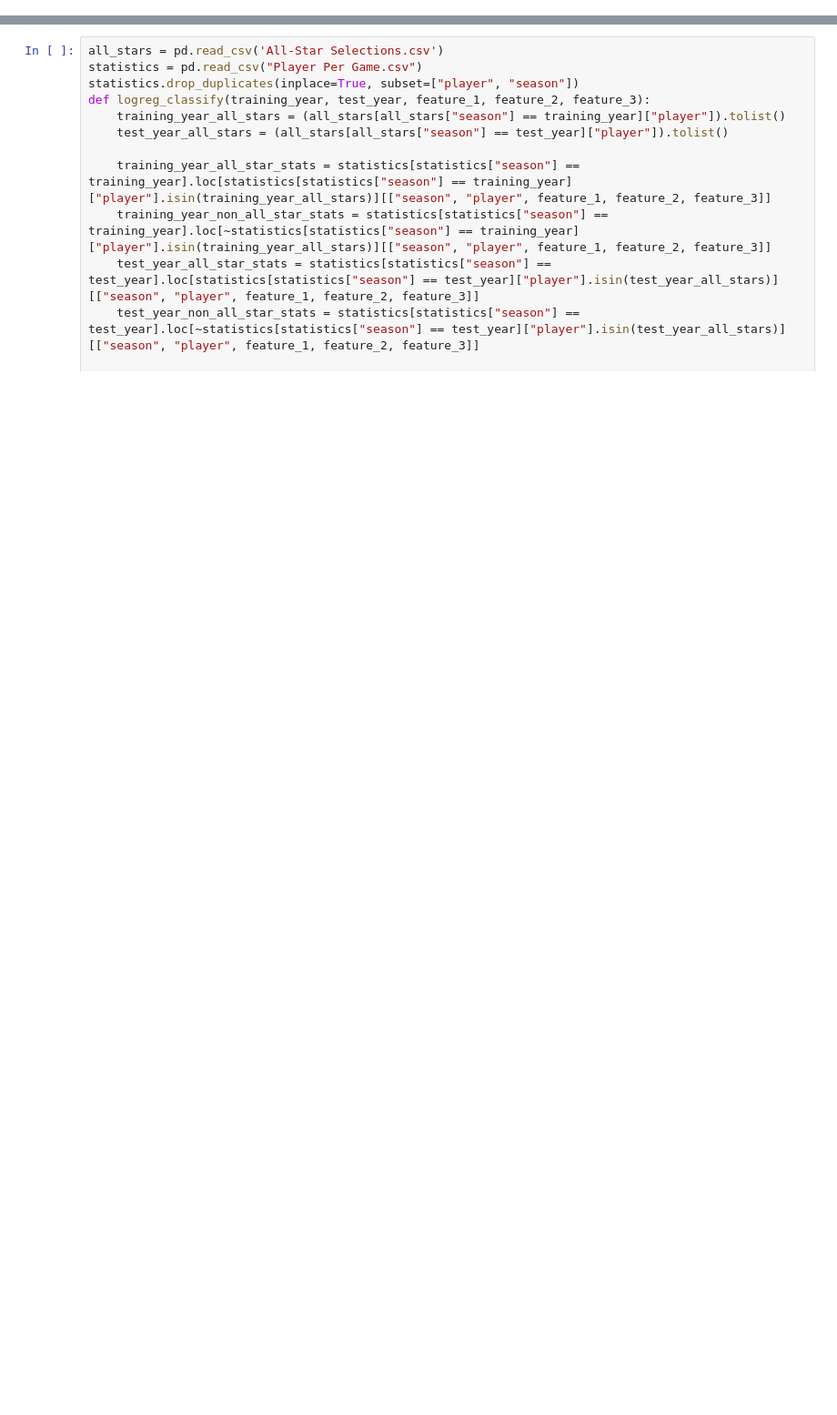
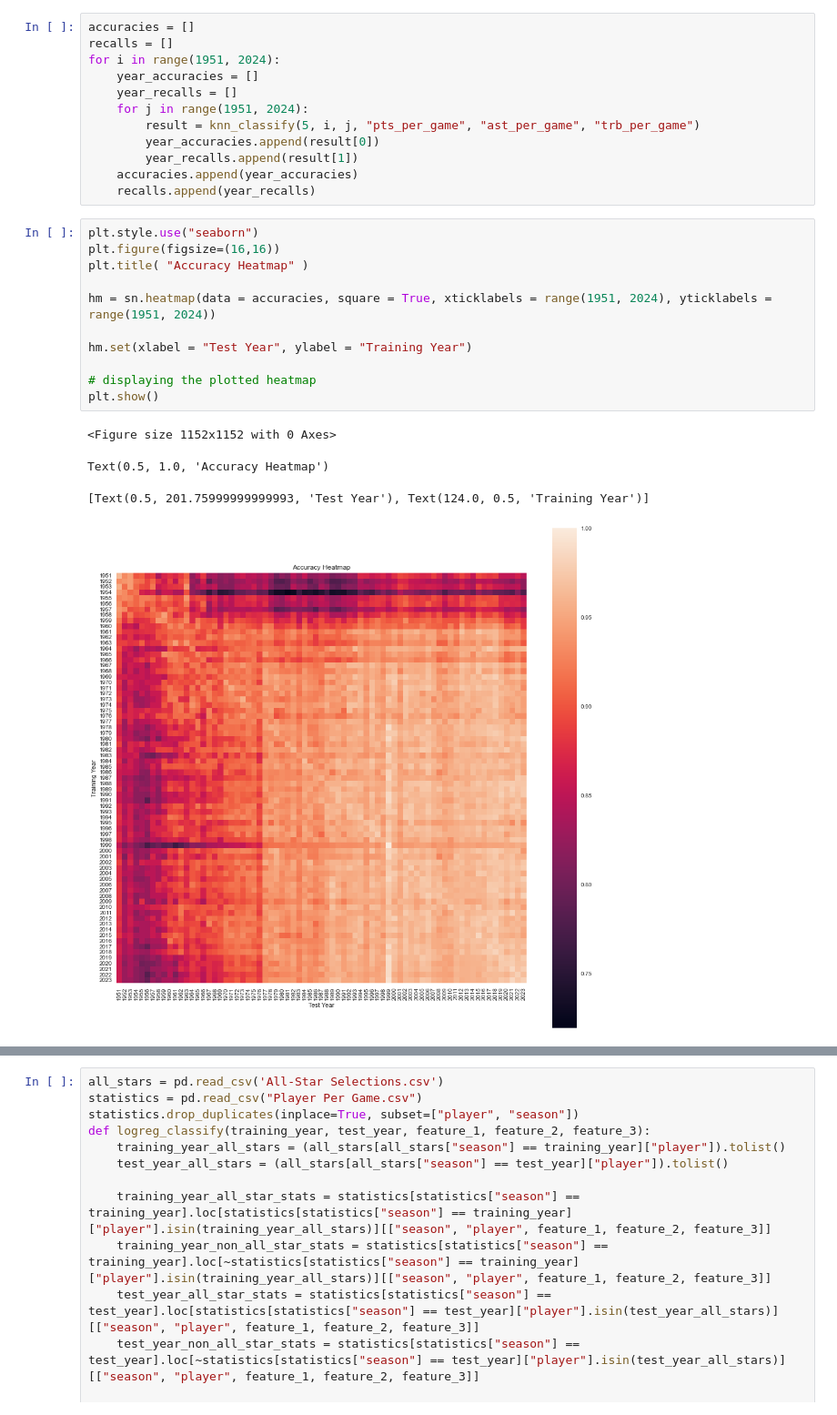
Before and after one commit to ryanregier/CSCI381_Project, a Jupyter notebook: all-star-classification-nico.ipynb, the cells around one changed output, grey strips where cells are left out. Shown: that part at 91% size. Cells and saved outputs as stored; diff of their text form; blank space fills up the shorter version.

```diff
--- a/all-star-classification-nico.ipynb
+++ b/all-star-classification-nico.ipynb
@@ -67,0 +40,28 @@ Recall: 0.5
+# %%
+accuracies = []
+recalls = []
+for i in range(1951, 2024):
+    year_accuracies = []
+    year_recalls = []
+    for j in range(1951, 2024):
+        result = knn_classify(5, i, j, "pts_per_game", "ast_per_game", "trb_per_game")
+        year_accuracies.append(result[0])
+        year_recalls.append(result[1])
+    accuracies.append(year_accuracies)
+    recalls.append(year_recalls)
+# %%
+plt.style.use("seaborn")
+plt.figure(figsize=(16,16))
+plt.title( "Accuracy Heatmap" )
+
+hm = sn.heatmap(data = accuracies, square = True, xticklabels = range(1951, 2024), yticklabels = range(1951, 2024))
+
+hm.set(xlabel = "Test Year", ylabel = "Training Year")
+
+# displaying the plotted heatmap
+plt.show()
+# %% [output]
+<Figure size 1152x1152 with 0 Axes>
+Text(0.5, 1.0, 'Accuracy Heatmap')
+[Text(0.5, 201.75999999999993, 'Test Year'), Text(124.0, 0.5, 'Training Year')]
+[figure, added]
```
Also changed, not shown: parts of 4 cells of this notebook.
